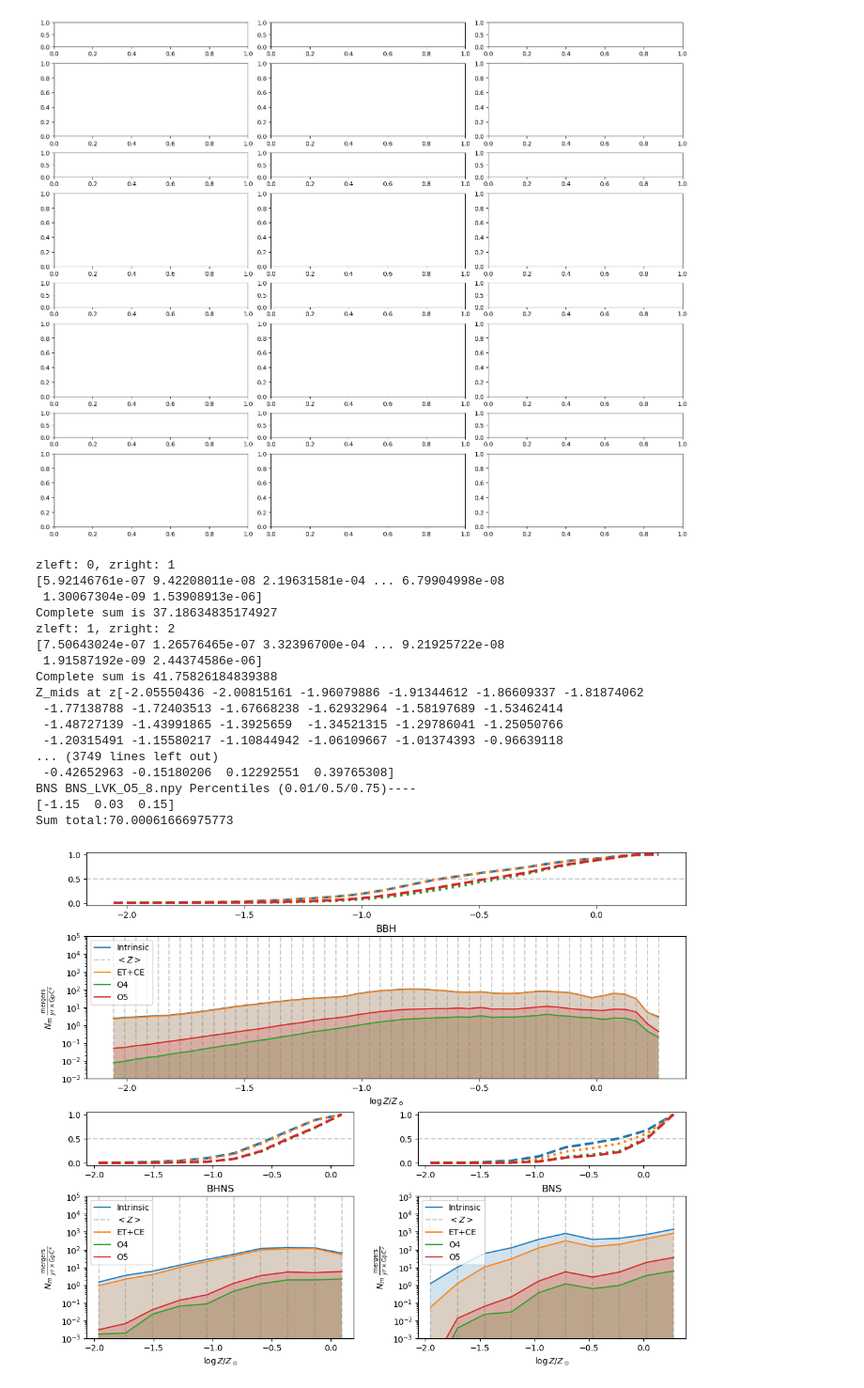
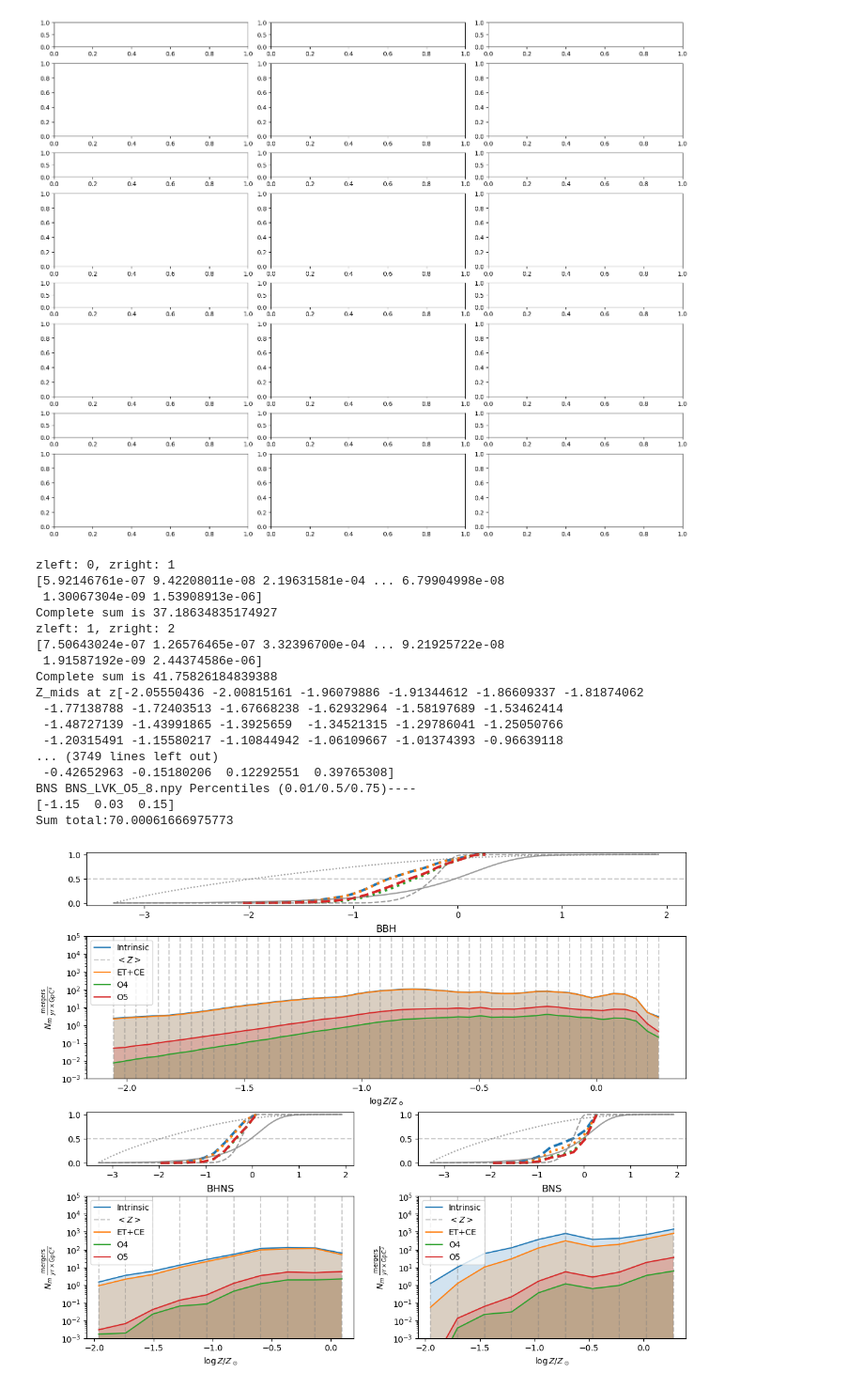
Before and after one commit to stlgolfer/metallicity_mergers, a Jupyter notebook: large_plot.ipynb, the cells around one changed output. Shown at 94% size. Saved outputs shown, nothing was run; the diff lists cells and outputs as text; code cells hidden in the pictures.

Commit message:
Add metallicity distro to main plot

```diff
--- a/large_plot.ipynb
+++ b/large_plot.ipynb
@@ -295,6 +367,7 @@ def plot_subpopulation(pop_type, loc, num_bins):
                 linestyle=cdfstyle,
                 linewidth=3
             )
+            show_metallicity_comp(rs_max_bins, large_ax[f'{loc}CDF'])
 
             print(f'{pop_type} {sens} Percentiles (0.01/0.5/0.75)----')
             # want to get percentile, but will have to interpolate
@@ -319,36 +392,36 @@ def plot_subpopulation(pop_type, loc, num_bins):
 
         assert i_total > 0.99, f"Re-bin failure: {i_total}"
         print(f'Summed ratio vs intrinsic: {i_total}')
-        etce_total, _ = subpopulation_sens(f'{pop_type}_CE_8.npy', 'ET+CE', True, cdfstyle='dotted')
+        etce_total, _, __ = subpopulation_sens(f'{pop_type}_CE_8.npy', 'ET+CE', True, cdfstyle='dotted')
         o4_total = subpopulation_sens(f'{pop_type}_LV_O4a_8.npy', 'O4', True, cdfstyle='dotted')
         o5_total = subpopulation_sens(f'{pop_type}_LVK_O5_8.npy', 'O5', True)
         ax.legend()
         # print(f'etce/intrinsic: {etce_total/i_total}')
         # print(f'Ratios: {etce_total/i_total}, {o5_total/i_total}')
         # ax.legend()
         # plot(intrinsic, large_ax[loc], f'{pop_type}_O5_8.npy', large_ax[f'{loc}CDF'], intrinsic=False, do_binning=False)
         # plot(intrinsic, large_ax[loc], f'{pop_type}_O4_8.npy', large_ax[f'{loc}CDF'], intrinsic=False, do_binning=False)
         # plot(intrinsic, large_ax[loc], f'{pop_type}_ET_CE_10.npy', large_ax[f'{loc}CDF'], intrinsic=False, do_binning=False)
 plot_subpopulation('BBH', 'Top', num_bins=50)
 plot_subpopulation('BHNS', 'Left', num_bins=10)
 plot_subpopulation('BNS', 'Right', num_bins=10)
 large_fig.show()
 # %% [output]
 zleft: 0, zright: 1
 [5.92146761e-07 9.42208011e-08 2.19631581e-04 ... 6.79904998e-08
  1.30067304e-09 1.53908913e-06]
 Complete sum is 37.18634835174927
 zleft: 1, zright: 2
 [7.50643024e-07 1.26576465e-07 3.32396700e-04 ... 9.21925722e-08
  1.91587192e-09 2.44374586e-06]
 Complete sum is 41.75826184839388
 Z_mids at z[-2.05550436 -2.00815161 -1.96079886 -1.91344612 -1.86609337 -1.81874062
  -1.77138788 -1.72403513 -1.67668238 -1.62932964 -1.58197689 -1.53462414
  -1.48727139 -1.43991865 -1.3925659  -1.34521315 -1.29786041 -1.25050766
  -1.20315491 -1.15580217 -1.10844942 -1.06109667 -1.01374393 -0.96639118
 ... (3749 lines left out)
  -0.42652963 -0.15180206  0.12292551  0.39765308]
 BNS BNS_LVK_O5_8.npy Percentiles (0.01/0.5/0.75)----
 [-1.15  0.03  0.15]
 Sum total:70.00061666975773
-[figure, old version]
+[figure, new version]
```
Also changed, not shown: parts of 2 cells of this notebook.
